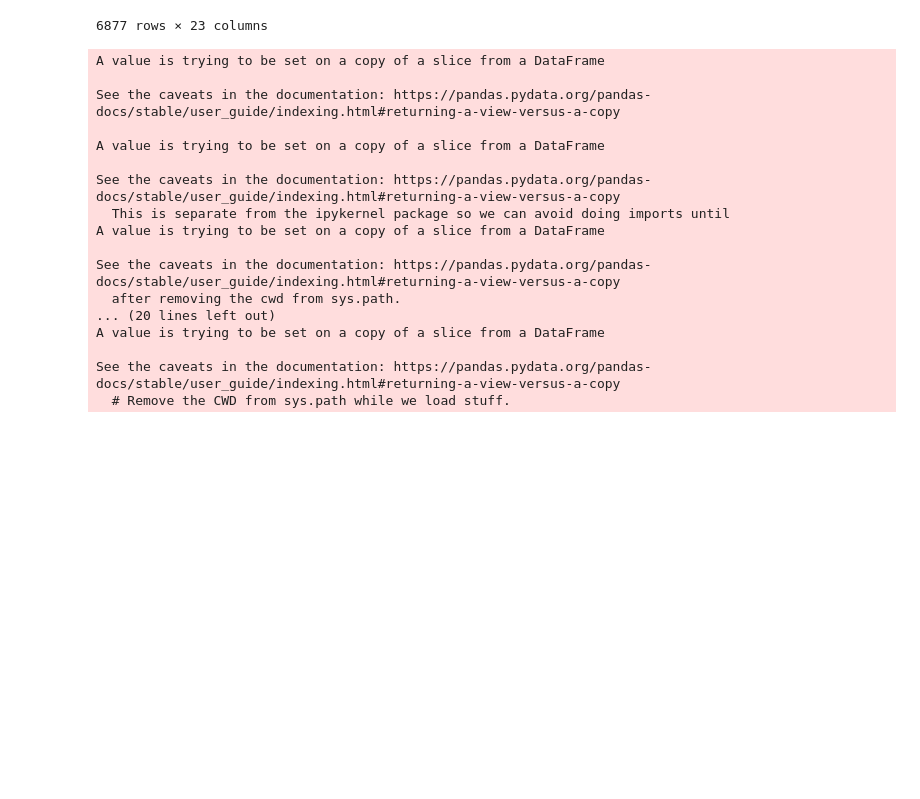
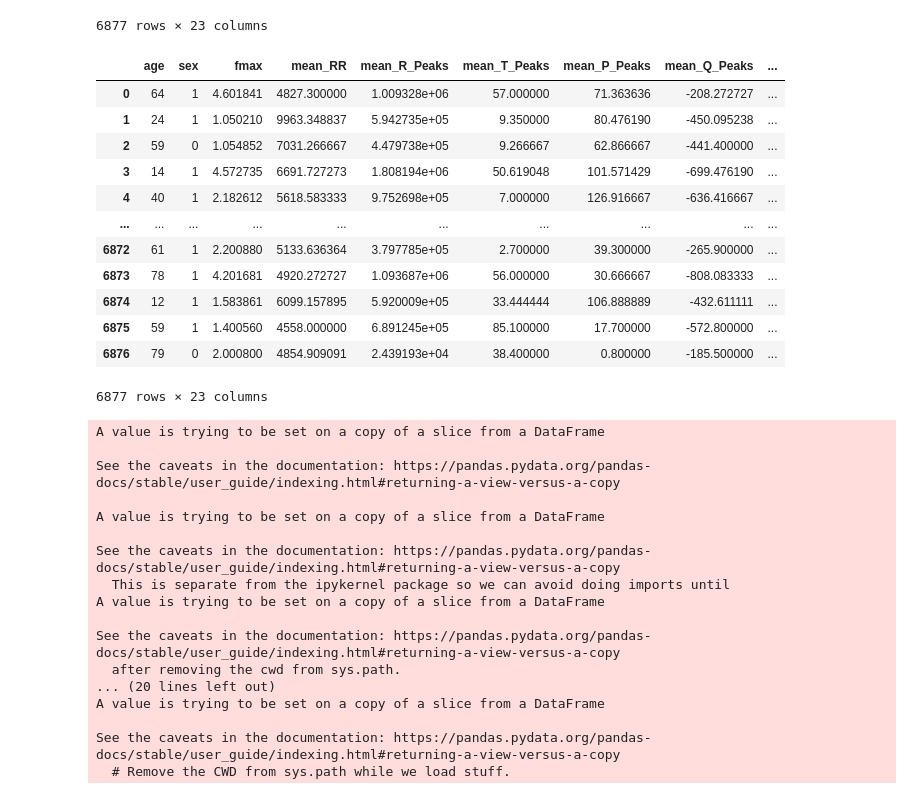
Before and after one commit to tomiambro/phys2020Classifier, a Jupyter notebook: Preprocessing.ipynb, the cells around one changed output. Drawn from its saved outputs; the diff is of its cells as text; code cells hidden in the pictures; blank space fills up the shorter version.

Commit message:
Changes to AF detection multilead

```diff
--- a/Preprocessing.ipynb
+++ b/Preprocessing.ipynb
@@ -77,4 +77,21 @@ lead_3
 | 6875 | 59 | 1 | 2.100840 | 4779.333333 | 2.439601e+05 | 35.300000 | 66.900000 | -135.200000 | ... |
 | 6876 | 79 | 0 | 2.000800 | 5325.100000 | 1.588680e+05 | 41.222222 | 38.000000 | -44.888889 | ... |
 6877 rows × 23 columns
+# %%
+lead_aVR = pd.read_feather('datasets/multilead/pyhs-raw-leadAVR')
+lead_aVR
+# %% [output]
+|  | age | sex | fmax | mean_RR | mean_R_Peaks | mean_T_Peaks | mean_P_Peaks | mean_Q_Peaks | ... |
+| 0 | 64 | 1 | 4.601841 | 4827.300000 | 1.009328e+06 | 57.000000 | 71.363636 | -208.272727 | ... |
+| 1 | 24 | 1 | 1.050210 | 9963.348837 | 5.942735e+05 | 9.350000 | 80.476190 | -450.095238 | ... |
+| 2 | 59 | 0 | 1.054852 | 7031.266667 | 4.479738e+05 | 9.266667 | 62.866667 | -441.400000 | ... |
+| 3 | 14 | 1 | 4.572735 | 6691.727273 | 1.808194e+06 | 50.619048 | 101.571429 | -699.476190 | ... |
+| 4 | 40 | 1 | 2.182612 | 5618.583333 | 9.752698e+05 | 7.000000 | 126.916667 | -636.416667 | ... |
+| ... | ... | ... | ... | ... | ... | ... | ... | ... | ... |
+| 6872 | 61 | 1 | 2.200880 | 5133.636364 | 3.797785e+05 | 2.700000 | 39.300000 | -265.900000 | ... |
+| 6873 | 78 | 1 | 4.201681 | 4920.272727 | 1.093687e+06 | 56.000000 | 30.666667 | -808.083333 | ... |
+| 6874 | 12 | 1 | 1.583861 | 6099.157895 | 5.920009e+05 | 33.444444 | 106.888889 | -432.611111 | ... |
+| 6875 | 59 | 1 | 1.400560 | 4558.000000 | 6.891245e+05 | 85.100000 | 17.700000 | -572.800000 | ... |
+| 6876 | 79 | 0 | 2.000800 | 4854.909091 | 2.439193e+04 | 38.400000 | 0.800000 | -185.500000 | ... |
+6877 rows × 23 columns
 # %%
```
Also changed, not shown: parts of 4 cells of this notebook.
